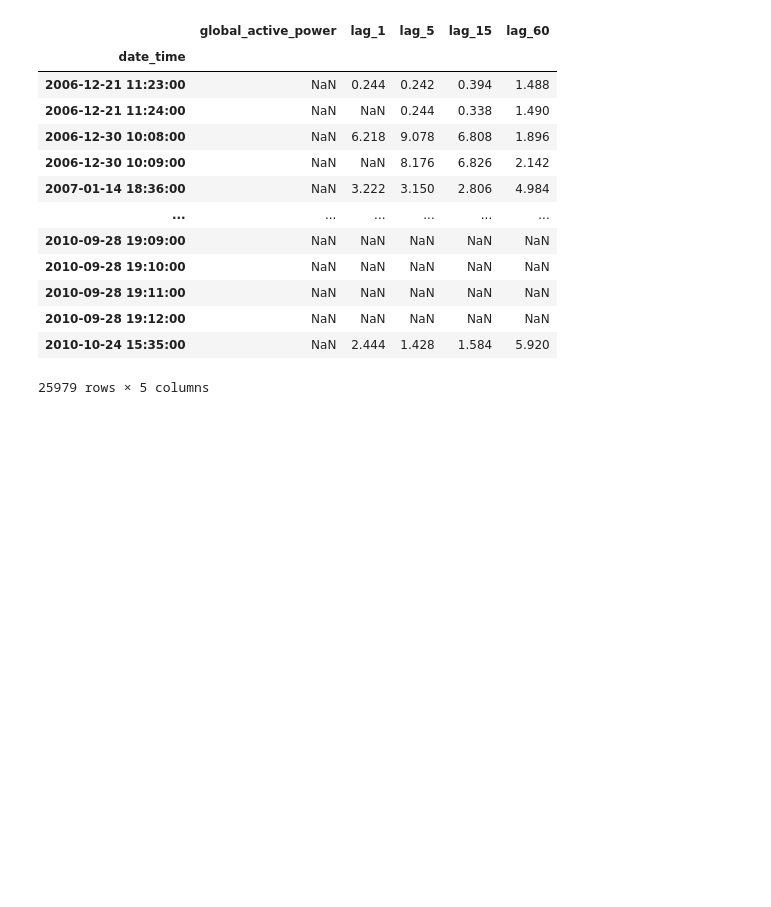
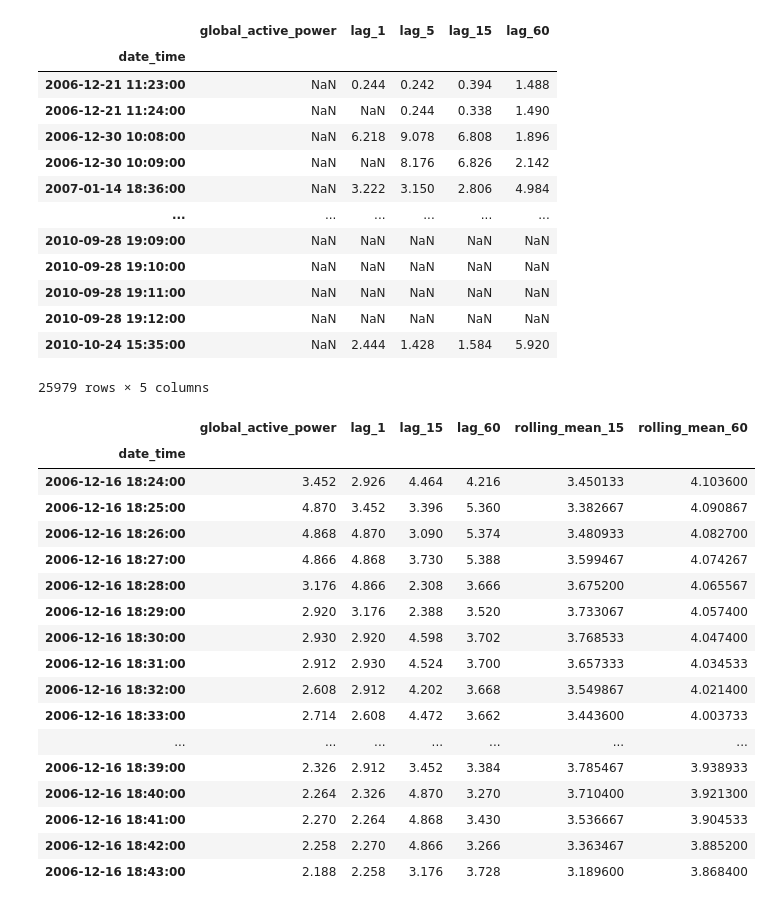
Before and after one commit to Kartikshard/Electricity-consumption-prediction, a Jupyter notebook: notebooks/01_EDA.ipynb, the cells around one changed output. Drawn from its saved outputs; the diff is of its cells as text; code cells hidden in the pictures; blank space fills up the shorter version.

Commit message:
Created a copy of data of selected features

```diff
--- a/notebooks/01_EDA.ipynb
+++ b/notebooks/01_EDA.ipynb
@@ -403,3 +403,31 @@ data["rolling_mean_60"] = (
     .rolling(60)
     .mean()
 )
+# %%
+data[[
+    "global_active_power",
+    "lag_1",
+    "lag_15",
+    "lag_60",
+    "rolling_mean_15",
+    "rolling_mean_60"
+]].iloc[60:80]
+# %% [output]
+|  | global_active_power | lag_1 | lag_15 | lag_60 | rolling_mean_15 | rolling_mean_60 |
+| date_time |  |  |  |  |  |  |
+| 2006-12-16 18:24:00 | 3.452 | 2.926 | 4.464 | 4.216 | 3.450133 | 4.103600 |
+| 2006-12-16 18:25:00 | 4.870 | 3.452 | 3.396 | 5.360 | 3.382667 | 4.090867 |
+| 2006-12-16 18:26:00 | 4.868 | 4.870 | 3.090 | 5.374 | 3.480933 | 4.082700 |
+| 2006-12-16 18:27:00 | 4.866 | 4.868 | 3.730 | 5.388 | 3.599467 | 4.074267 |
+| 2006-12-16 18:28:00 | 3.176 | 4.866 | 2.308 | 3.666 | 3.675200 | 4.065567 |
+| 2006-12-16 18:29:00 | 2.920 | 3.176 | 2.388 | 3.520 | 3.733067 | 4.057400 |
+| 2006-12-16 18:30:00 | 2.930 | 2.920 | 4.598 | 3.702 | 3.768533 | 4.047400 |
+| 2006-12-16 18:31:00 | 2.912 | 2.930 | 4.524 | 3.700 | 3.657333 | 4.034533 |
+| 2006-12-16 18:32:00 | 2.608 | 2.912 | 4.202 | 3.668 | 3.549867 | 4.021400 |
+| 2006-12-16 18:33:00 | 2.714 | 2.608 | 4.472 | 3.662 | 3.443600 | 4.003733 |
+| ... | ... | ... | ... | ... | ... | ... |
+| 2006-12-16 18:39:00 | 2.326 | 2.912 | 3.452 | 3.384 | 3.785467 | 3.938933 |
+| 2006-12-16 18:40:00 | 2.264 | 2.326 | 4.870 | 3.270 | 3.710400 | 3.921300 |
+| 2006-12-16 18:41:00 | 2.270 | 2.264 | 4.868 | 3.430 | 3.536667 | 3.904533 |
+| 2006-12-16 18:42:00 | 2.258 | 2.270 | 4.866 | 3.266 | 3.363467 | 3.885200 |
+| 2006-12-16 18:43:00 | 2.188 | 2.258 | 3.176 | 3.728 | 3.189600 | 3.868400 |
```
Also changed, not shown: parts of 4 cells of this notebook.
